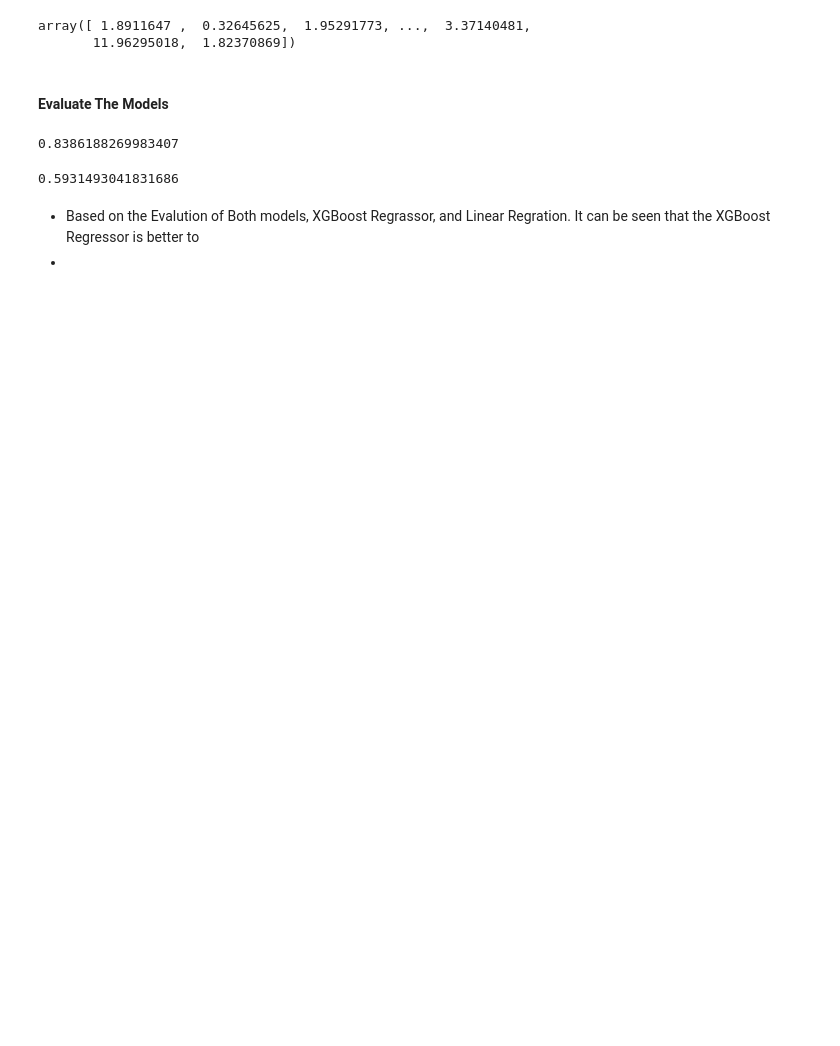
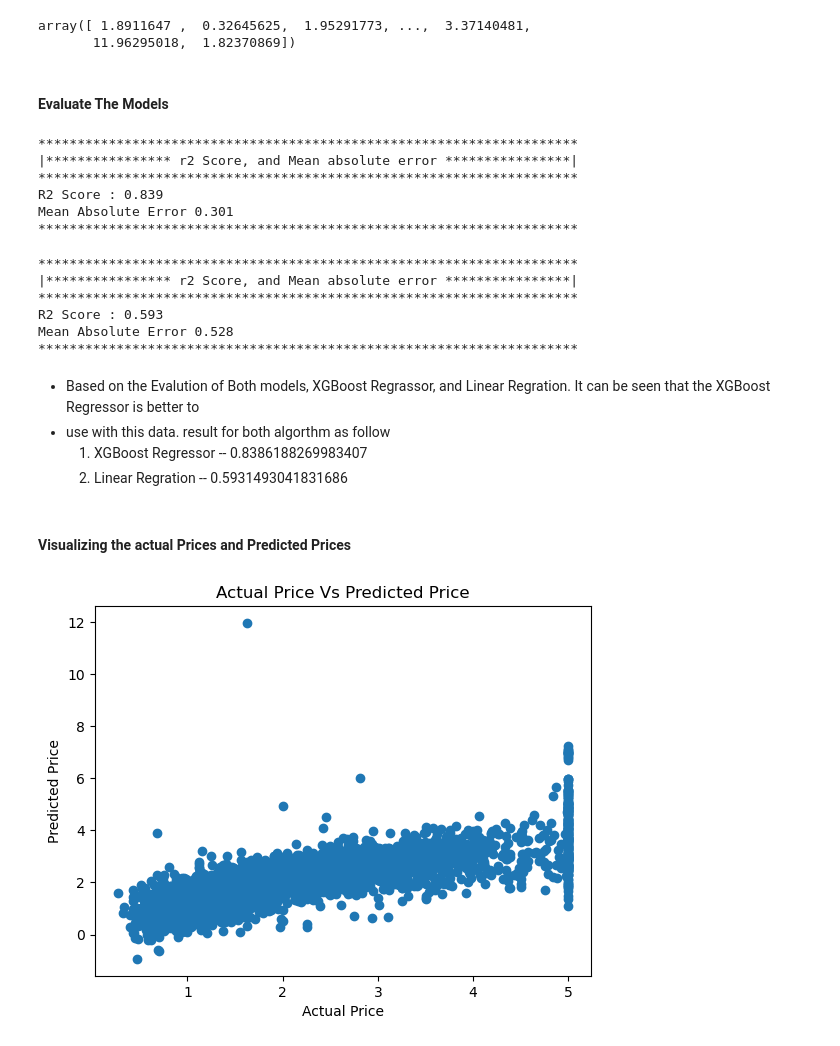
Before and after one commit to AbdulrahmanAlShaweesh/Home-Price-Prediction-, a Jupyter notebook: HousePricePrediction.ipynb, the cells around one changed output. Cells and saved outputs as stored; diff of their text form; code cells hidden in the pictures; blank space fills up the shorter version.

Commit message:
added the visualizing for the actual price and prediction for both models

```diff
--- a/HousePricePrediction.ipynb
+++ b/HousePricePrediction.ipynb
@@ -166,7 +149,17 @@ score_xgboostreg = metrics.r2_score(y_test, predicted_pricexregressor)
 # %%
-score_xgboostreg
+print('*********************************************************************')
+print('|**************** r2 Score, and Mean absolute error ****************|')
+print('*********************************************************************')
+print(f"R2 Score : {score_xgboostreg:.3f}")
+print(f"Mean Absolute Error {mean_absolute_error:.3f}")
+print('*********************************************************************')
 # %% [output]
-0.8386188269983407
+*********************************************************************
+|**************** r2 Score, and Mean absolute error ****************|
+*********************************************************************
+R2 Score : 0.839
+Mean Absolute Error 0.301
+*********************************************************************
 # %%
 # R Square Error. to test the evaluation of Linear regration algorithm
 linear_reg = metrics.r2_score(y_test, predicted_priceReg)
@@ -173,7 +169,30 @@ linear_reg = metrics.r2_score(y_test, predicted_priceReg)
 # %%
-linear_reg
+print('*********************************************************************')
+print('|**************** r2 Score, and Mean absolute error ****************|')
+print('*********************************************************************')
+print(f"R2 Score : {linear_reg:.3f}")
+print(f"Mean Absolute Error {mean_abs_error:.3f}")
+print('*********************************************************************')
 # %% [output]
-0.5931493041831686
+*********************************************************************
+|**************** r2 Score, and Mean absolute error ****************|
+*********************************************************************
+R2 Score : 0.593
+Mean Absolute Error 0.528
+*********************************************************************
 # %% [markdown]
 * Based on the Evalution of Both models, XGBoost Regrassor, and Linear Regration. It can be seen that the XGBoost Regressor is better to
-*
+* use with this data. result for both algorthm as follow
+  1. XGBoost Regressor -- 0.8386188269983407
+  2. Linear Regration  -- 0.5931493041831686
+# %% [markdown]
+#### Visualizing the actual Prices and Predicted Prices
+# %%
+# visualizing the actual price and prediction price "Linear Regration
+plt.scatter(y_test, predicted_priceReg)
+plt.xlabel("Actual Price")
+plt.ylabel('Predicted Price')
+plt.title('Actual Price Vs Predicted Price')
+plt.show()
+# %% [output]
+[figure, added]
```
Also changed, not shown: parts of 4 cells of this notebook.
